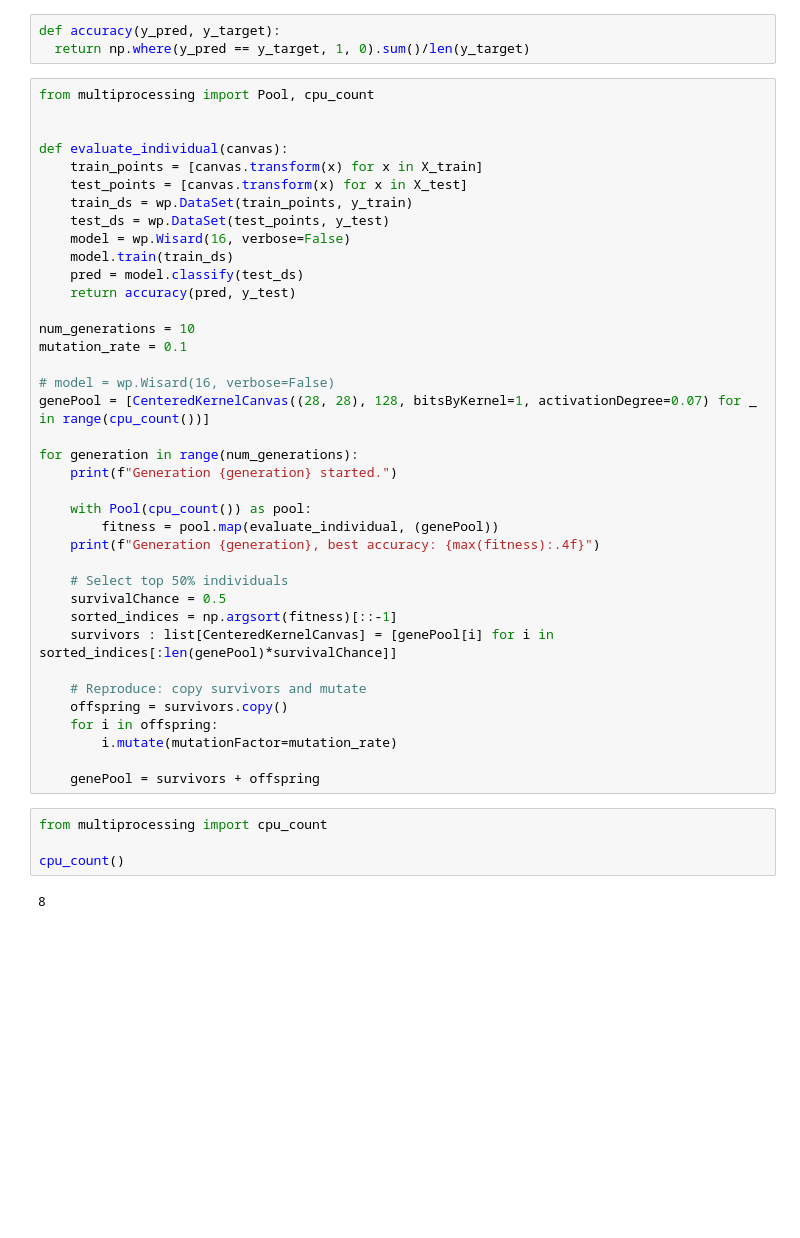
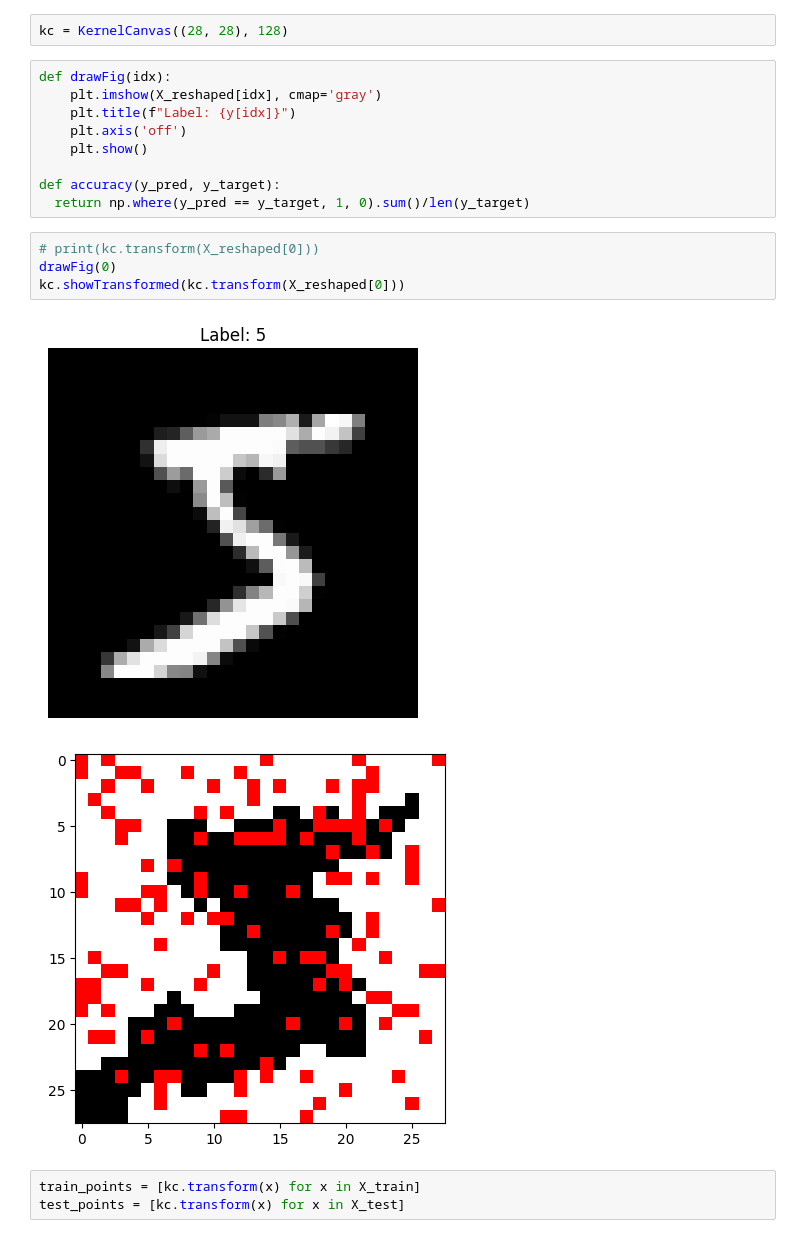
Before and after one commit to alexandrechiacchio/CPS841-Redes-Neurais-Sem-Peso, a Jupyter notebook: TF.ipynb, the cells around one changed output. Drawn from its saved outputs; the diff is of its cells as text; blank space fills up the shorter version.

```diff
--- a/TF.ipynb
+++ b/TF.ipynb
@@ -136,47 +66,21 @@ class CenteredKernelCanvas(RandomKernelCanvas):
+# %%
+kc = KernelCanvas((28, 28), 128)
 # %%
+def drawFig(idx):
+    plt.imshow(X_reshaped[idx], cmap='gray')
+    plt.title(f"Label: {y[idx]}")
+    plt.axis('off')
+    plt.show()
+
 def accuracy(y_pred, y_target):
   return np.where(y_pred == y_target, 1, 0).sum()/len(y_target)
-# %%
-from multiprocessing import Pool, cpu_count
-
-
-def evaluate_individual(canvas):
-    train_points = [canvas.transform(x) for x in X_train]
-    test_points = [canvas.transform(x) for x in X_test]
-    train_ds = wp.DataSet(train_points, y_train)
-    test_ds = wp.DataSet(test_points, y_test)
-    model = wp.Wisard(16, verbose=False)
-    model.train(train_ds)
-    pred = model.classify(test_ds)
-    return accuracy(pred, y_test)
-
-num_generations = 10
-mutation_rate = 0.1
-
-# model = wp.Wisard(16, verbose=False)
-genePool = [CenteredKernelCanvas((28, 28), 128, bitsByKernel=1, activationDegree=0.07) for _ in range(cpu_count())]
-
-for generation in range(num_generations):
-    print(f"Generation {generation} started.")
-
-    with Pool(cpu_count()) as pool:
-        fitness = pool.map(evaluate_individual, (genePool))
-    print(f"Generation {generation}, best accuracy: {max(fitness):.4f}")
-
-    # Select top 50% individuals
-    survivalChance = 0.5
-    sorted_indices = np.argsort(fitness)[::-1]
-    survivors : list[CenteredKernelCanvas] = [genePool[i] for i in sorted_indices[:len(genePool)*survivalChance]]
-
-    # Reproduce: copy survivors and mutate
-    offspring = survivors.copy()
-    for i in offspring:
-        i.mutate(mutationFactor=mutation_rate)
-
-    genePool = survivors + offspring
-# %%
-from multiprocessing import cpu_count
-
-cpu_count()
-# %% [output]
-8
+# %%
+# print(kc.transform(X_reshaped[0]))
+drawFig(0)
+kc.showTransformed(kc.transform(X_reshaped[0]))
+# %% [output]
+[figure, added]
+[figure, added]
+# %%
+train_points = [kc.transform(x) for x in X_train]
+test_points = [kc.transform(x) for x in X_test]
```
Also changed, not shown: parts of 9 cells of this notebook, 2 other files.
